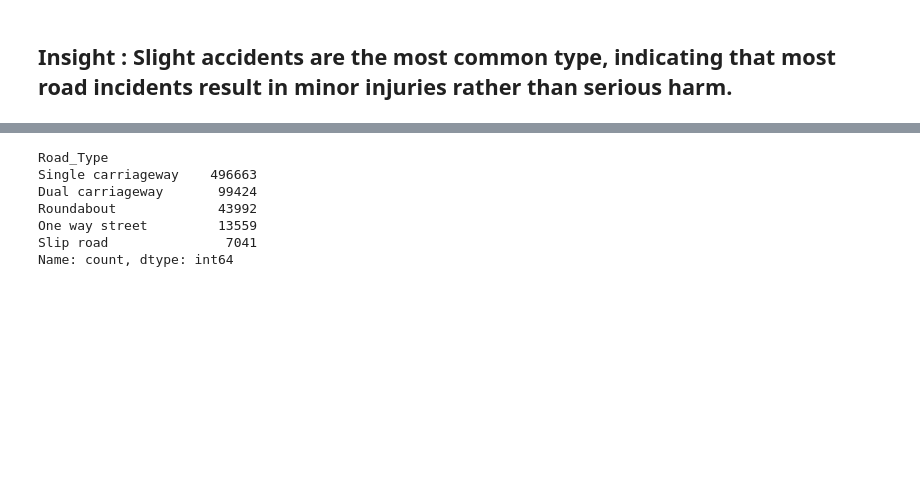
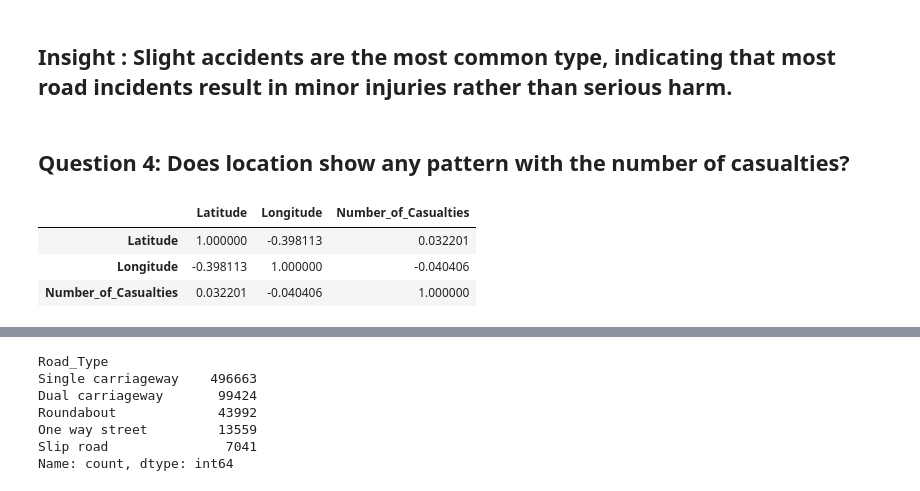
Before and after one commit to pasapak-sayo/ELEC303-DataAnalytics, a Jupyter notebook: ITELEC303/activity2.ipynb, the cells around one changed output, grey strips where cells are left out. Drawn from its saved outputs; the diff is of its cells as text; code cells hidden in the pictures; blank space fills up the shorter version.

```diff
--- a/ITELEC303/activity2.ipynb
+++ b/ITELEC303/activity2.ipynb
@@ -219,3 +224,12 @@ Fatal        8661
 Name: count, dtype: int64
 # %% [markdown]
 <h2>Insight : Slight accidents are the most common type, indicating that most road incidents result in minor injuries rather than serious harm.</h2>
+# %% [markdown]
+<h2>Question 4: Does location show any pattern with the number of casualties?</h2>
+# %%
+uk_accidents[['Latitude', 'Longitude', 'Number_of_Casualties']].dropna().corr()
+# %% [output]
+|  | Latitude | Longitude | Number_of_Casualties |
+| Latitude | 1.000000 | -0.398113 | 0.032201 |
+| Longitude | -0.398113 | 1.000000 | -0.040406 |
+| Number_of_Casualties | 0.032201 | -0.040406 | 1.000000 |
```
Also changed, not shown: parts of 46 cells of this notebook.
